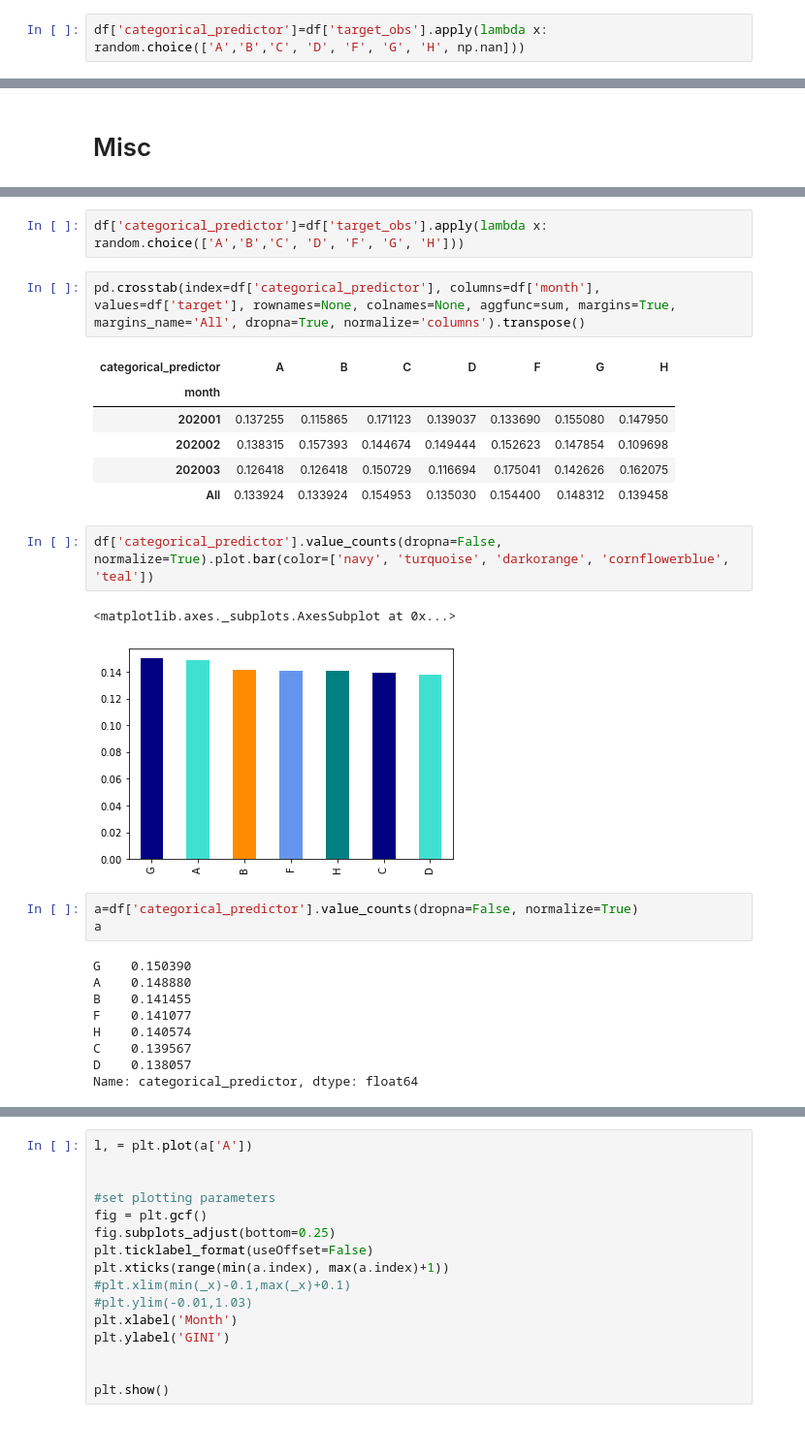
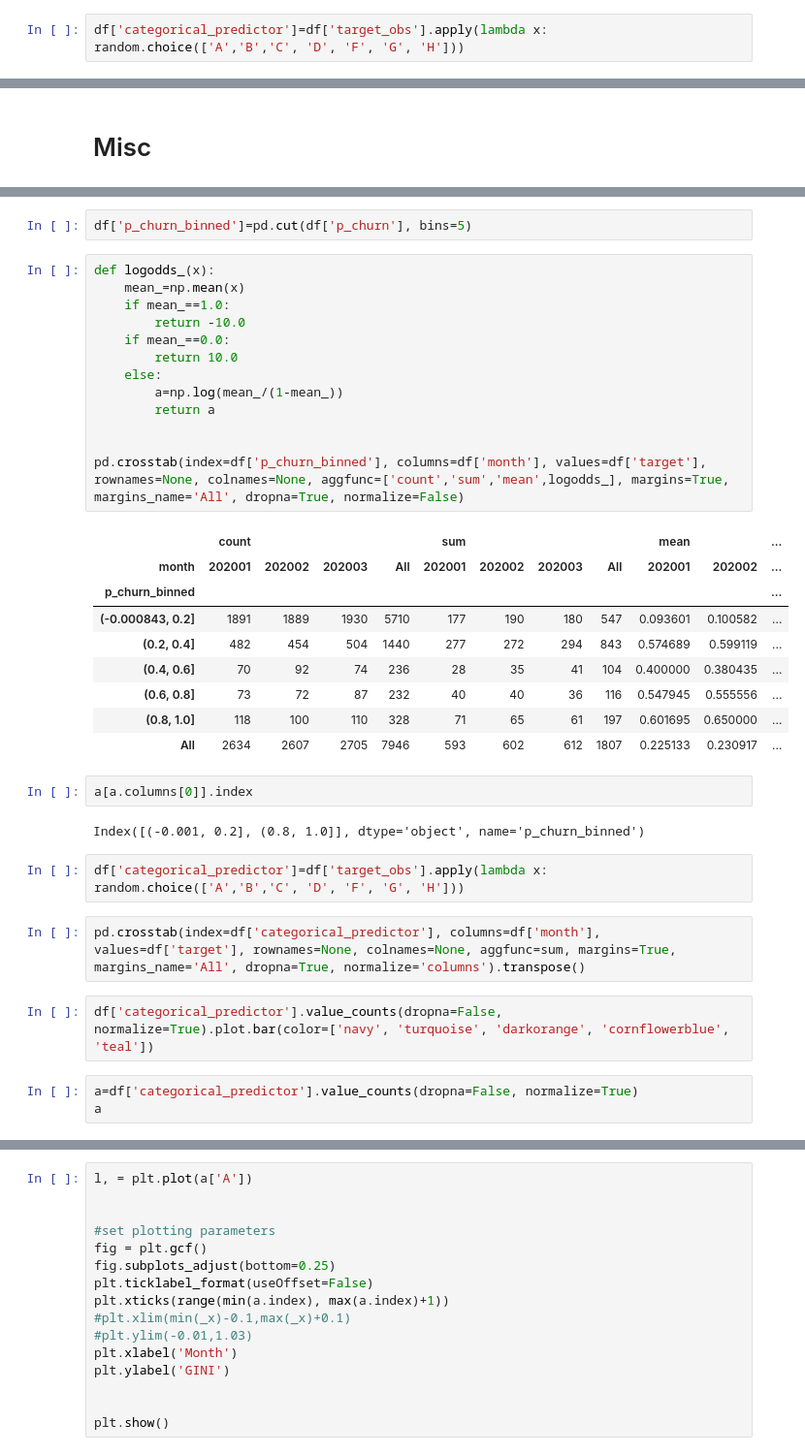
Before and after one commit to Vrboska/mofr, a Jupyter notebook: Testing.ipynb, the cells around one changed output, grey strips where cells are left out. Shown: that part at 97% size. Saved outputs shown, nothing was run; the diff lists cells and outputs as text.

```diff
--- a/Testing.ipynb
+++ b/Testing.ipynb
@@ -539,7 +536,7 @@ Percentiles of predictor "p_churn"
 # %% [markdown]
 ## TargetAssociationCategorical Evaluator
 # %%
-df['categorical_predictor']=df['target_obs'].apply(lambda x: random.choice(['A','B','C', 'D', 'F', 'G', 'H', np.nan]))
+df['categorical_predictor']=df['target_obs'].apply(lambda x: random.choice(['A','B','C', 'D', 'F', 'G', 'H']))
 # %%
 from mofr.basic_evaluators.TargetAssociationCategorical import TargetAssociationCategoricalEvaluator
 
@@ -568,31 +605,41 @@ Target association (default rate) of predictor "categorical_predictor" in time
+# %%
+df['p_churn_binned']=pd.cut(df['p_churn'], bins=5)
+# %%
+def logodds_(x):
+    mean_=np.mean(x)
+    if mean_==1.0:
+        return -10.0
+    if mean_==0.0:
+        return 10.0
+    else:
+        a=np.log(mean_/(1-mean_))
+        return a
+
+
+pd.crosstab(index=df['p_churn_binned'], columns=df['month'], values=df['target'], rownames=None, colnames=None, aggfunc=['count','sum','mean',logodds_], margins=True, margins_name='All', dropna=True, normalize=False)
+# %% [output]
+|  | count |  |  |  | sum |  |  |  | mean |  | ... |
+| month | 202001 | 202002 | 202003 | All | 202001 | 202002 | 202003 | All | 202001 | 202002 | ... |
+| p_churn_binned |  |  |  |  |  |  |  |  |  |  | ... |
+| (-0.000843, 0.2] | 1891 | 1889 | 1930 | 5710 | 177 | 190 | 180 | 547 | 0.093601 | 0.100582 | ... |
+| (0.2, 0.4] | 482 | 454 | 504 | 1440 | 277 | 272 | 294 | 843 | 0.574689 | 0.599119 | ... |
+| (0.4, 0.6] | 70 | 92 | 74 | 236 | 28 | 35 | 41 | 104 | 0.400000 | 0.380435 | ... |
+| (0.6, 0.8] | 73 | 72 | 87 | 232 | 40 | 40 | 36 | 116 | 0.547945 | 0.555556 | ... |
+| (0.8, 1.0] | 118 | 100 | 110 | 328 | 71 | 65 | 61 | 197 | 0.601695 | 0.650000 | ... |
+| All | 2634 | 2607 | 2705 | 7946 | 593 | 602 | 612 | 1807 | 0.225133 | 0.230917 | ... |
+# %%
+a[a.columns[0]].index
+# %% [output]
+Index([(-0.001, 0.2], (0.8, 1.0]], dtype='object', name='p_churn_binned')
 # %%
 df['categorical_predictor']=df['target_obs'].apply(lambda x: random.choice(['A','B','C', 'D', 'F', 'G', 'H']))
 # %%
 pd.crosstab(index=df['categorical_predictor'], columns=df['month'], values=df['target'], rownames=None, colnames=None, aggfunc=sum, margins=True, margins_name='All', dropna=True, normalize='columns').transpose()
-# %% [output]
-| categorical_predictor | A | B | C | D | F | G | H |
-| month |  |  |  |  |  |  |  |
-| 202001 | 0.137255 | 0.115865 | 0.171123 | 0.139037 | 0.133690 | 0.155080 | 0.147950 |
-| 202002 | 0.138315 | 0.157393 | 0.144674 | 0.149444 | 0.152623 | 0.147854 | 0.109698 |
-| 202003 | 0.126418 | 0.126418 | 0.150729 | 0.116694 | 0.175041 | 0.142626 | 0.162075 |
-| All | 0.133924 | 0.133924 | 0.154953 | 0.135030 | 0.154400 | 0.148312 | 0.139458 |
 # %%
 df['categorical_predictor'].value_counts(dropna=False, normalize=True).plot.bar(color=['navy', 'turquoise', 'darkorange', 'cornflowerblue', 'teal'])
-# %% [output]
-<matplotlib.axes._subplots.AxesSubplot at 0x...>
-[figure, removed]
 # %%
 a=df['categorical_predictor'].value_counts(dropna=False, normalize=True)
 a
-# %% [output]
-G    0.150390
-A    0.148880
-B    0.141455
-F    0.141077
-H    0.140574
-C    0.139567
-D    0.138057
-Name: categorical_predictor, dtype: float64
 # %%
 import numpy as np
 import matplotlib.pyplot as plt
```
Also changed, not shown: parts of 27 cells of this notebook, 3 other files.
